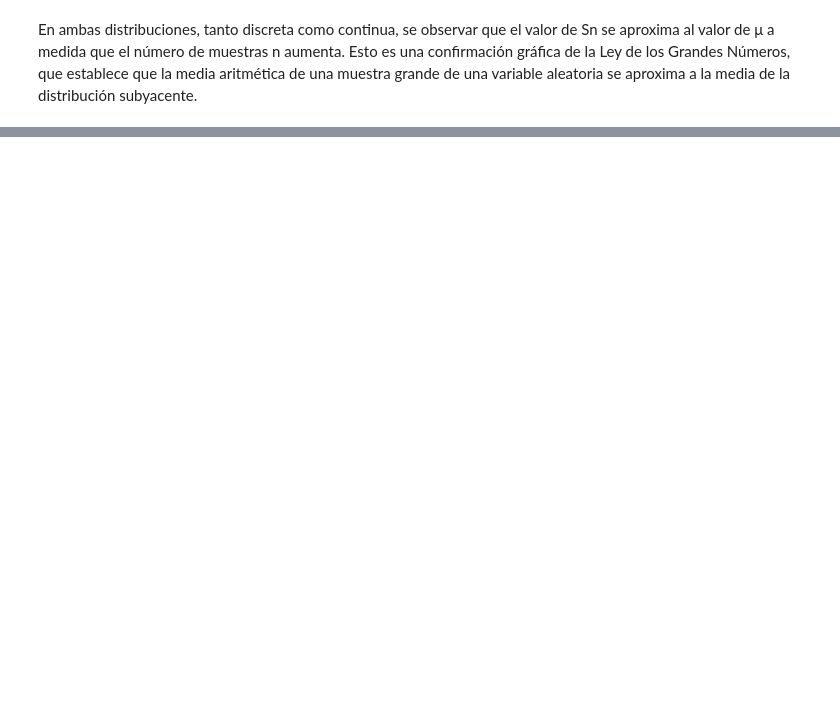
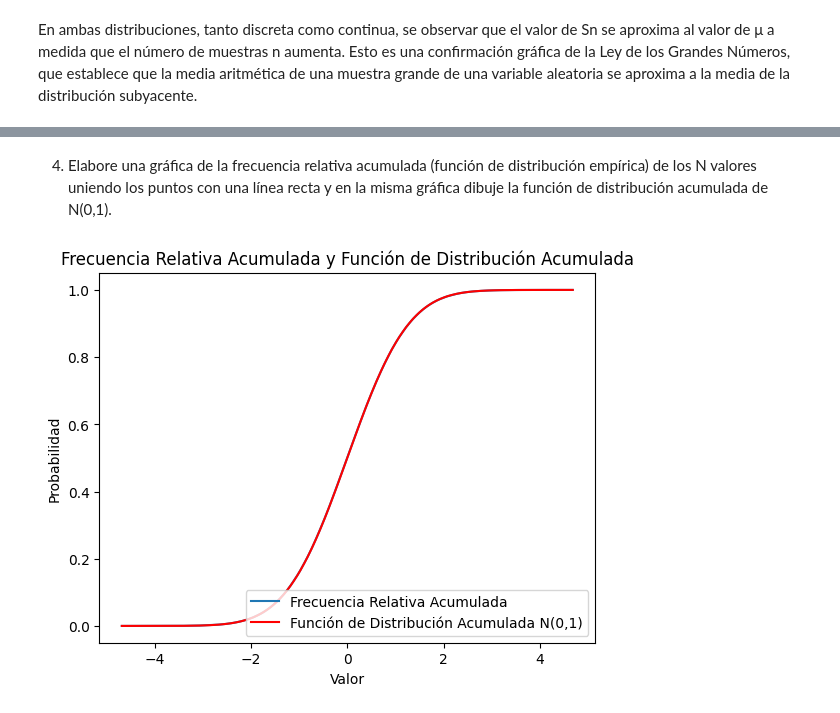
Before and after one commit to rsmith1220/Lab4ModSim, a Jupyter notebook: Lab4.ipynb, the cells around one changed output, grey strips where cells are left out. Drawn from its saved outputs; the diff is of its cells as text; code cells hidden in the pictures; blank space fills up the shorter version.

```diff
--- a/Lab4.ipynb
+++ b/Lab4.ipynb
@@ -138,0 +170,24 @@ En ambas distribuciones, tanto discreta como continua, se observar que el valor
+# %% [markdown]
+4. Elabore una gráfica de la frecuencia relativa acumulada (función de distribución empírica) de los N valores uniendo los puntos con una línea recta y en la misma gráfica dibuje la función de distribución acumulada de N(0,1).
+# %%
+# Calcular la frecuencia relativa acumulada de los valores aleatorios
+valores_ordenados = np.sort(valores_aleatorios)
+frecuencia_relativa_acumulada = np.arange(1, num_simulaciones + 1) / num_simulaciones
+
+# Crear una función de distribución acumulada de N(0,1) usando la función de distribución acumulada de scipy.stats.norm
+funcion_distribucion_normal = norm.cdf(valores_ordenados, loc=0, scale=1)
+
+# Crear una gráfica de la frecuencia relativa acumulada y la función de distribución acumulada
+plt.plot(valores_ordenados, frecuencia_relativa_acumulada, label='Frecuencia Relativa Acumulada')
+plt.plot(valores_ordenados, funcion_distribucion_normal, 'r', label='Función de Distribución Acumulada N(0,1)')
+
+# Configurar la leyenda
+plt.legend()
+
+# Mostrar la gráfica
+plt.title('Frecuencia Relativa Acumulada y Función de Distribución Acumulada')
+plt.xlabel('Valor')
+plt.ylabel('Probabilidad')
+plt.show()
+# %% [output]
+[figure, added]
```
Also changed, not shown: parts of 5 cells of this notebook.
